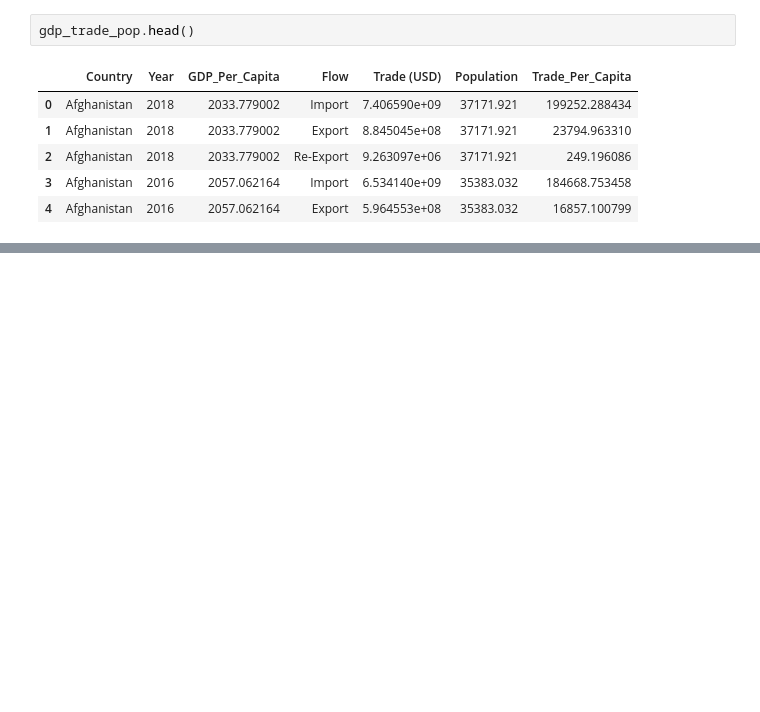
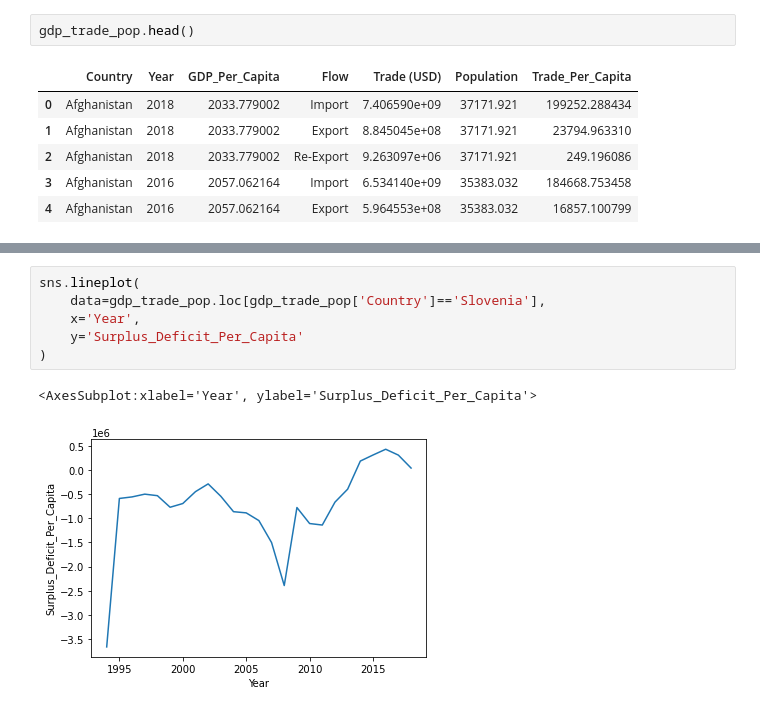
Before and after one commit to tomoumer/un_data_question-tomoumer, a Jupyter notebook: notebooks/UN_Data_Solo.ipynb, the cells around one changed output, grey strips where cells are left out. Saved outputs shown, nothing was run; the diff lists cells and outputs as text; blank space fills up the shorter version.

```diff
--- a/notebooks/UN_Data_Solo.ipynb
+++ b/notebooks/UN_Data_Solo.ipynb
@@ -212,0 +350,9 @@ if (row['Flow'] == 'Import') or (row['Flow'] == 'Re-Import'):
+# %%
+sns.lineplot(
+    data=gdp_trade_pop.loc[gdp_trade_pop['Country']=='Slovenia'],
+    x='Year',
+    y='Surplus_Deficit_Per_Capita'
+)
+# %% [output]
+<AxesSubplot:xlabel='Year', ylabel='Surplus_Deficit_Per_Capita'>
+[figure, added]
```
Also changed, not shown: parts of 16 cells of this notebook.
